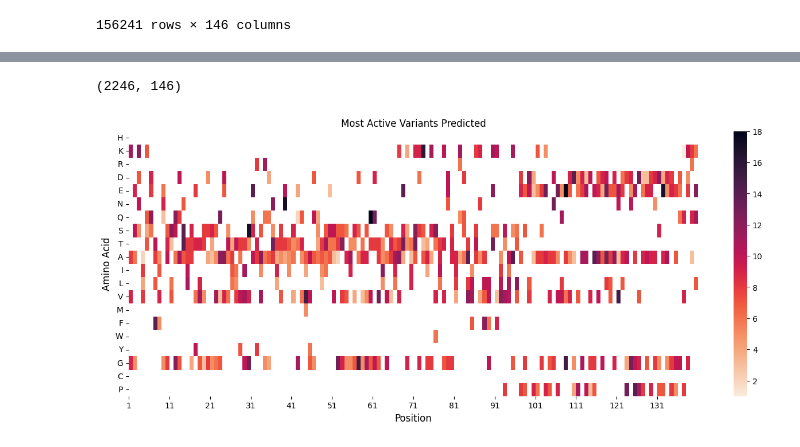
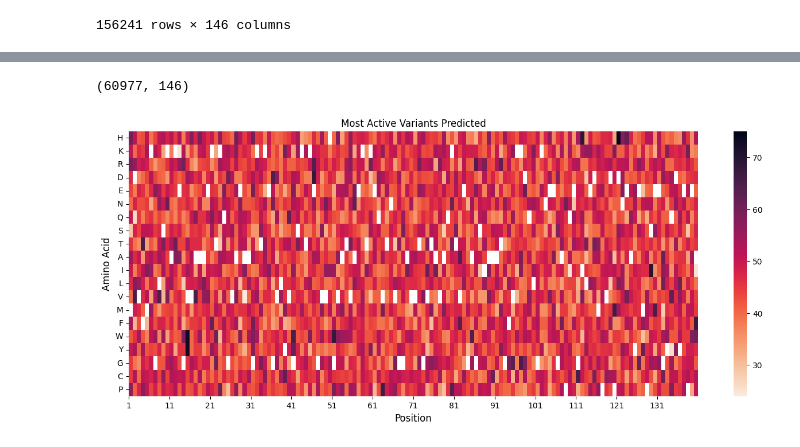
Before and after one commit to ziul-bio/DMS_a-syn, a Jupyter notebook: data_processing.ipynb, the cells around one changed output, grey strips where cells are left out. Saved outputs shown, nothing was run; the diff lists cells and outputs as text; code cells hidden in the pictures.

Commit message:
update heatmap

```diff
--- a/data_processing.ipynb
+++ b/data_processing.ipynb
@@ -610,0 +790,4 @@ muts
+# %%
+muts = pd.DataFrame.from_dict(meta_data_dict, orient='index').reset_index()
+muts.rename(columns={0:'Sequence', 'index':'ID'}, inplace=True)
+muts
@@ -610,0 +808,5 @@ muts
+# %%
+#embeds = load_mean_embeds('embeddings/a_syn_all_AA_150k_2mut_esm2_150M_mean')
+#embeds.to_pickle('embeddings/a_syn_all_AA_150k_2mut_esm2_150M_mean.pkl')
+embeds = pd.read_pickle('embeddings/a_syn_all_AA_150k_2mut_esm2_150M_mean.pkl')
+embeds
@@ -610,0 +827,5 @@ muts
+# %%
+X = embeds.iloc[:, 1:]
+pred = model.predict(X)
+muts['predictions'] = pred
+muts
@@ -610,0 +858,6 @@ muts
+# %%
+# prepare the matrix to plot the heatmap
+muts["difference_in_seq"] = [diff_func(x) for x in muts["Sequence"]]
+diff = muts["difference_in_seq"].str.split("", n= -1, expand = True)
+muts = muts.merge(diff, left_index=True, right_index=True)
+muts
@@ -611,31 +878,31 @@ muts
 # %%
-most_act = muts.query('predictions > 0.5')
+most_act = muts.query('predictions > 0.1')
 print(most_act.shape)
 
 # charged->polar->aliphatic->aromatic->other
 aa_list = ['H', 'K', 'R', 'D', 'E', 'N', 'Q', 'S', 'T', 'A', 'I', 'L', 'V', 'M', 'F', 'W', 'Y','G', 'C', 'P']
 
 mtx = pd.DataFrame(0, index=aa_list, columns=np.arange(1, 141))
 
 # fill the matix with the count of each amino acid in each position
 for i in range(1, 141):
     pos_count = most_act[i].value_counts().to_dict()
 
     for k,v in pos_count.items():
         if k != '-':
             mtx.loc[k,i] = v
 
 # plot the heatmap
 plt.figure(figsize=(16, 6))
 plt.title("Most Active Variants Predicted")
 mtx.replace(0, np.nan, inplace=True)
 sns.heatmap(mtx, cmap="rocket_r")
 plt.xlabel('Position', size=12)
 plt.ylabel('Amino Acid', size=12)
 plt.yticks(rotation=0)
 plt.xticks(np.arange(0, 140, 10), np.arange(1, 140, 10), rotation=0)
-plt.savefig('results/changes_heatmap_predictions_most_active.png', dpi=600)
+#plt.savefig('results/changes_heatmap_predictions_most_active.png', dpi=600)
 plt.show()
 # %% [output]
-(2246, 146)
+(60977, 146)
-[figure, old version]
+[figure, new version]
```
Also changed, not shown: parts of 24 cells of this notebook, 1 other file.
